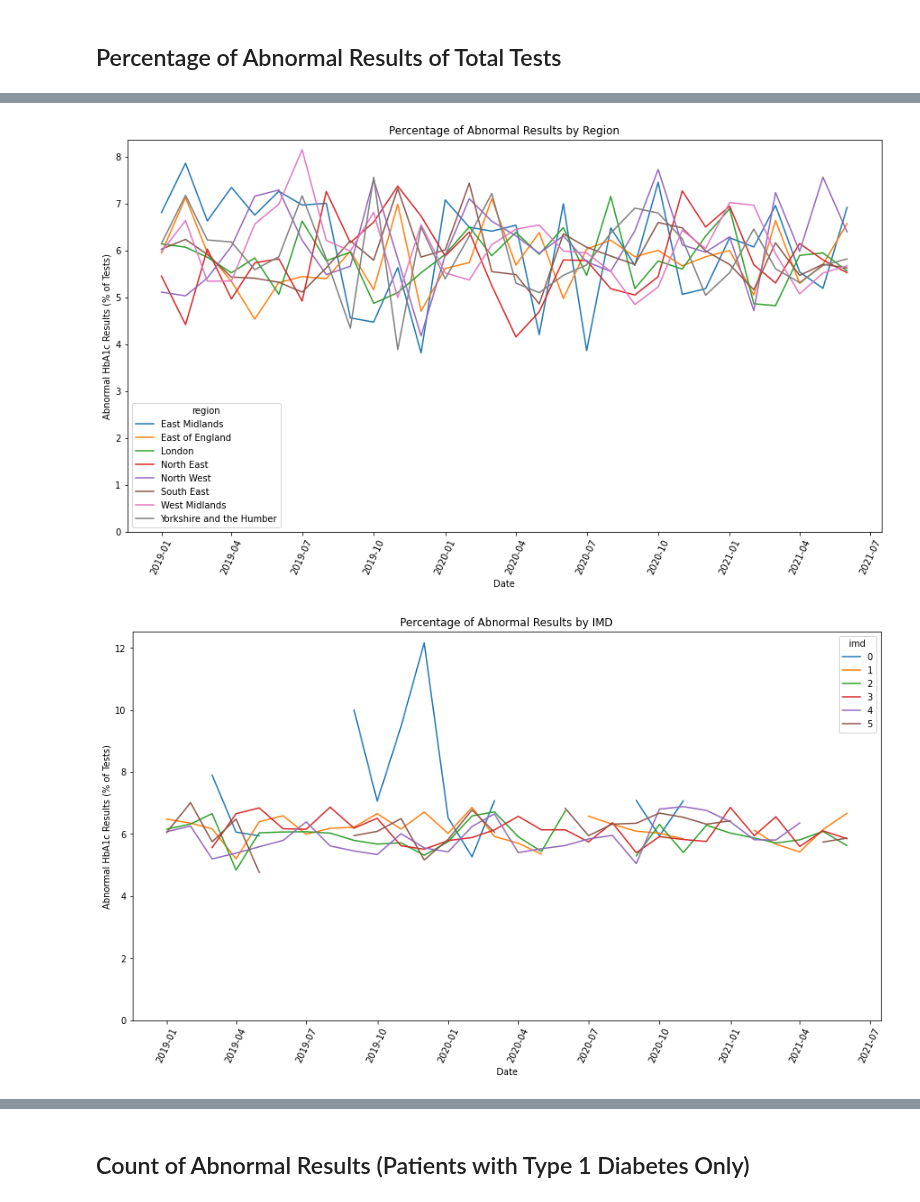
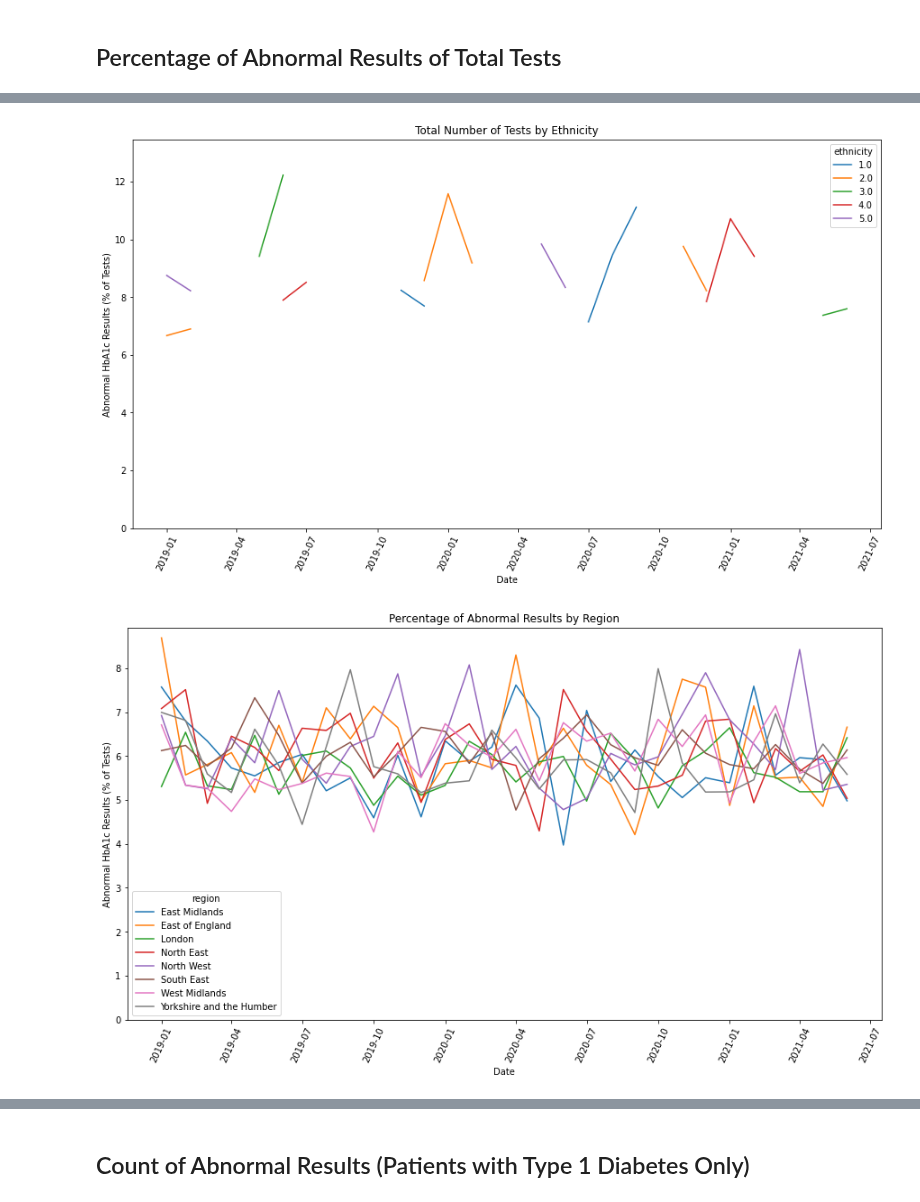
Before and after one commit to opensafely/HbA1c-levels, a Jupyter notebook: notebooks/abnormal_results.ipynb, the cells around one changed output, grey strips where cells are left out. Saved outputs shown, nothing was run; the diff lists cells and outputs as text; code cells hidden in the pictures.

Commit message:
Add ethnicity charts

```diff
--- a/notebooks/abnormal_results.ipynb
+++ b/notebooks/abnormal_results.ipynb
@@ -32,8 +32,10 @@ def filter_df(df, flag):
 def create_chart(measure, ylabel, title, group, df, y_min):
     plt.figure(figsize = (15,8))
     # Recast IMD to string (correct legend label)
-    if group == 'imd':
+    if (group == 'imd'):
         df.imd = df.imd.astype('category')
+    elif (group == 'ethnicity'):
+        df.ethnicity = df.ethnicity.astype('category')
     # Plot error bars if full population chart
     if group=='population':
         ax = sns.lineplot(x = 'date', y = measure, data = df)
@@ -55,6 +57,10 @@ df_sex = import_df('measure_hba1c_abnormal_by_sex')
 df_age = import_df('measure_hba1c_abnormal_by_age')
 df_region = import_df('measure_hba1c_abnormal_by_region')
 df_imd = import_df('measure_hba1c_abnormal_by_imd')
+df_eth = import_df('measure_hba1c_abnormal_by_ethnicity')
+df_mi = import_df('measure_hba1c_abnormal_by_mental_illness')
+df_ld = import_df('measure_hba1c_abnormal_by_learning_disability')
+df_ya = import_df('measure_hba1c_abnormal_young_adult')
 # %%
 # T1 Diabetes
 df_pop_t1 = filter_df(import_df('measure_t1dm_hba1c_abnormal'),'diabetes_t1')
@@ -131,6 +151,11 @@ create_chart('pct', 'Abnormal HbA1c Results (% of Tests)',
              'Percentage of Abnormal Results by Sex',
              'sex', df_sex.loc[df_sex.sex.isin(['F','M'])], 0)
 
+# Ethnicity
+create_chart('pct', 'Abnormal HbA1c Results (% of Tests)',
+             'Total Number of Tests by Ethnicity',
+             'ethnicity', df_eth, 0)
+
 # Region
 create_chart('pct', 'Abnormal HbA1c Results (% of Tests)',
              'Percentage of Abnormal Results by Region',
@@ -152,2 +177,2 @@ create_chart('pct', 'Abnormal HbA1c Results (% of Tests)',
-[figure, old version]
+[figure, new version]
-[figure, old version]
+[figure, new version]
```
Also changed, not shown: parts of 8 cells of this notebook, 1 other file.
